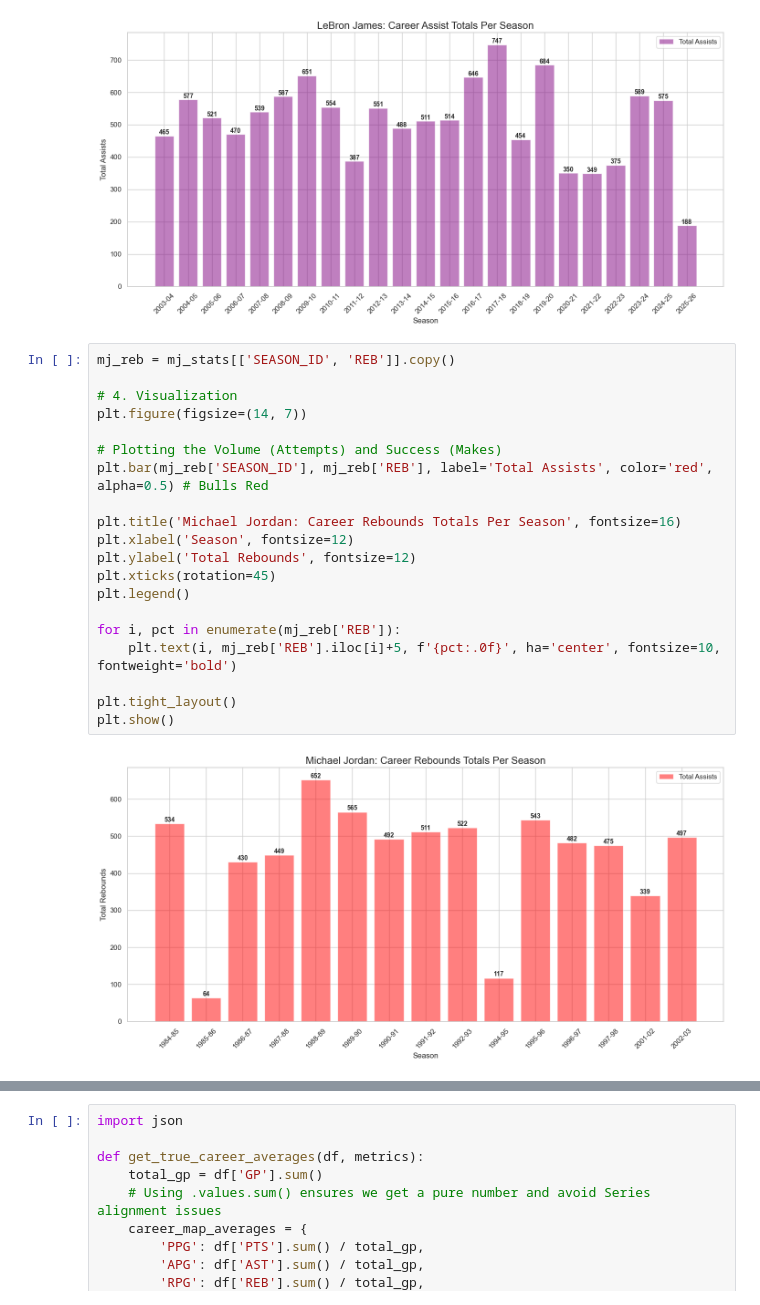
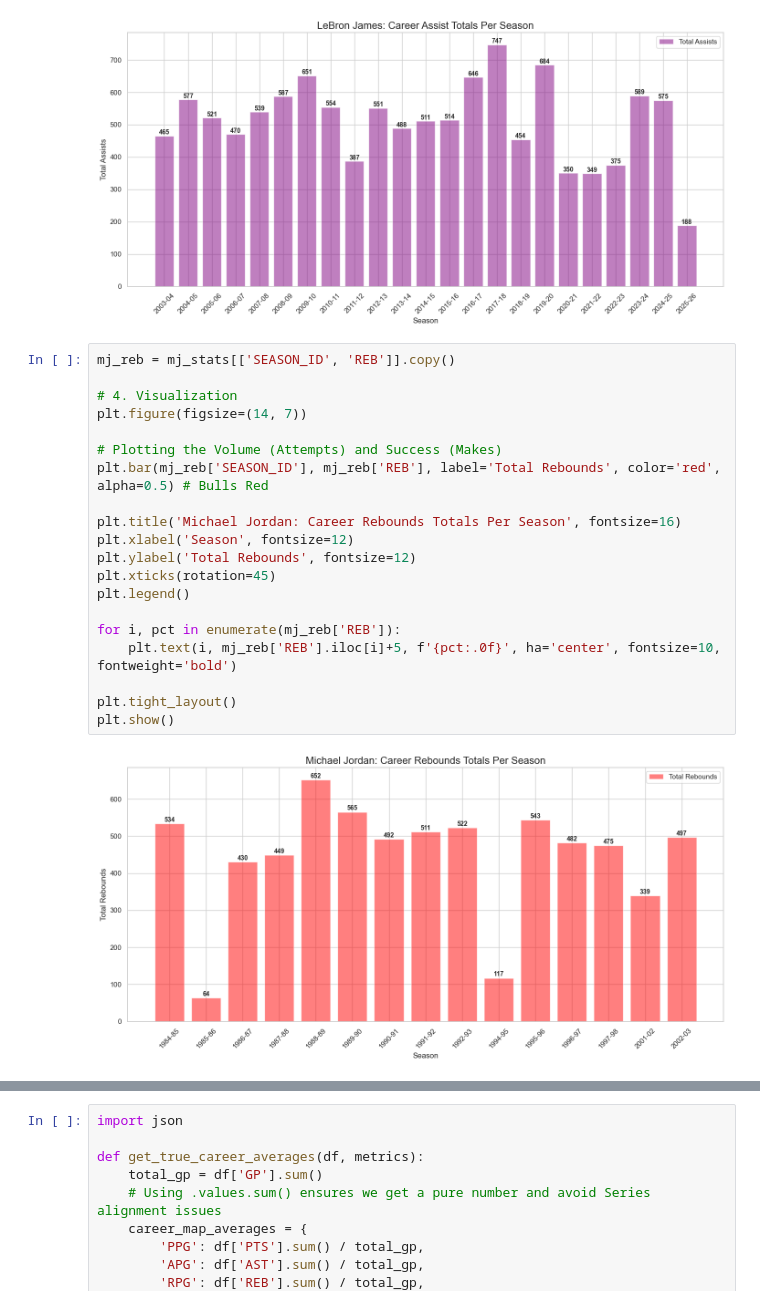
Before and after one commit to Jtambwe7305/mj-vs-lbj-nba-analysis-ai-help, a Jupyter notebook: Goat_comparison.ipynb, the cells around one changed output, grey strips where cells are left out. Cells and saved outputs as stored; diff of their text form.

Commit message:
Update 30: Jordan Total Rebounds

```diff
--- a/Goat_comparison.ipynb
+++ b/Goat_comparison.ipynb
@@ -650,22 +650,22 @@ plt.show()
 # %%
 mj_reb = mj_stats[['SEASON_ID', 'REB']].copy()
 
 # 4. Visualization
 plt.figure(figsize=(14, 7))
 
 # Plotting the Volume (Attempts) and Success (Makes)
-plt.bar(mj_reb['SEASON_ID'], mj_reb['REB'], label='Total Assists', color='red', alpha=0.5) # Bulls Red
+plt.bar(mj_reb['SEASON_ID'], mj_reb['REB'], label='Total Rebounds', color='red', alpha=0.5) # Bulls Red
 
 plt.title('Michael Jordan: Career Rebounds Totals Per Season', fontsize=16)
 plt.xlabel('Season', fontsize=12)
 plt.ylabel('Total Rebounds', fontsize=12)
 plt.xticks(rotation=45)
 plt.legend()
 
 for i, pct in enumerate(mj_reb['REB']):
     plt.text(i, mj_reb['REB'].iloc[i]+5, f'{pct:.0f}', ha='center', fontsize=10, fontweight='bold')
 
 plt.tight_layout()
 plt.show()
 # %% [output]
-[figure, old version]
+[figure, new version]
```
Also changed, not shown: parts of 1 cell of this notebook.
